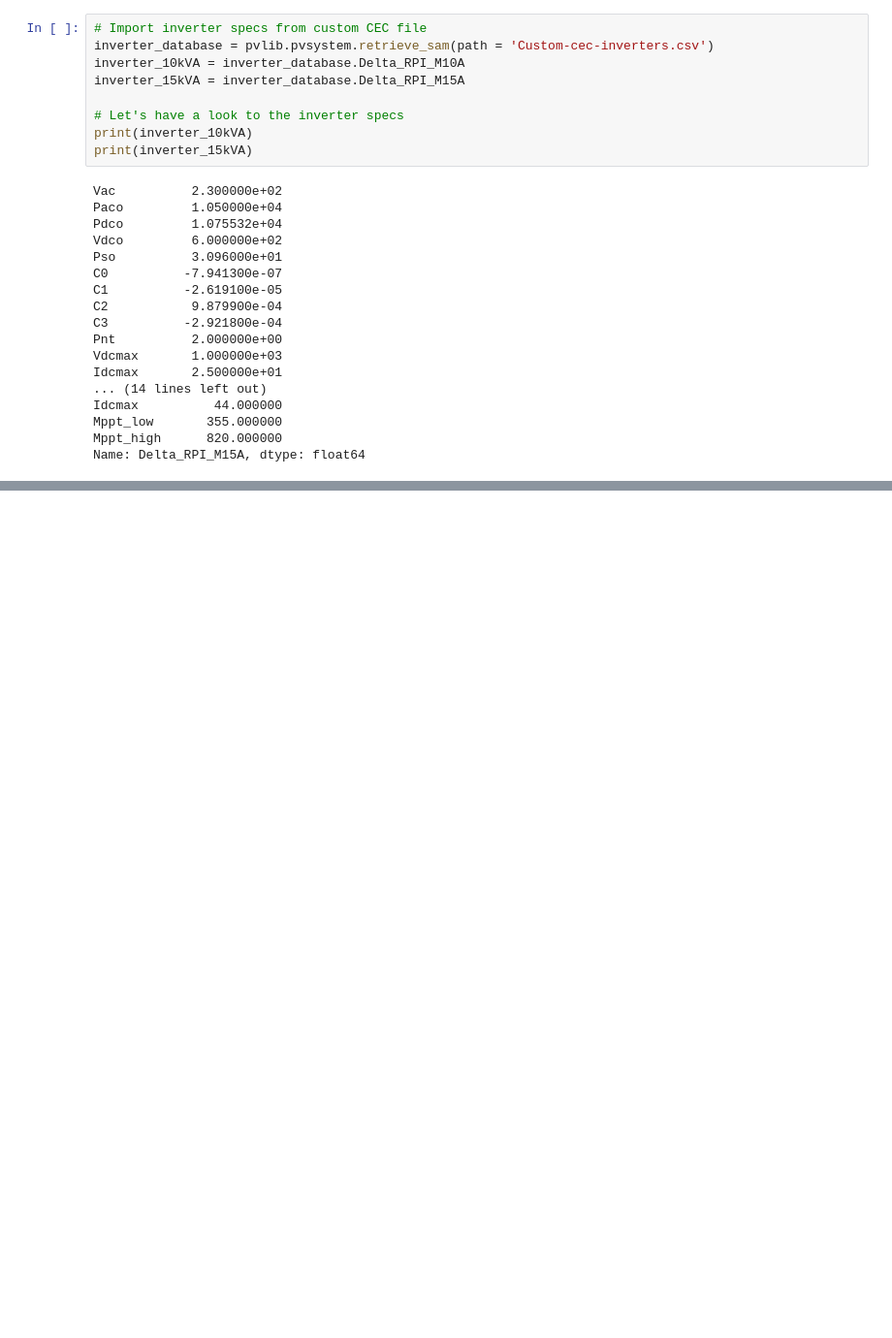
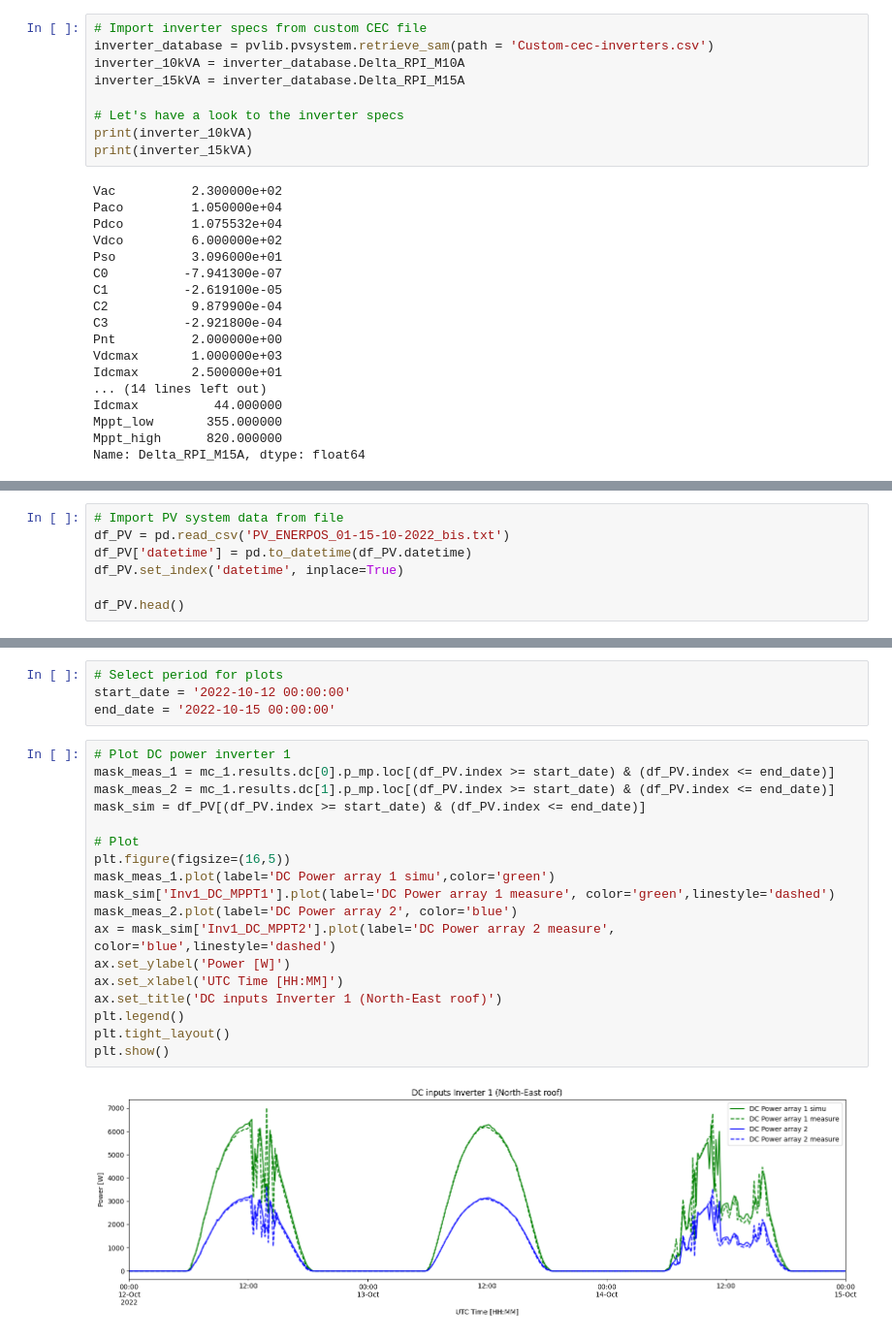
Before and after one commit to Laboratoire-Piment/TwInSolar_PV_system_modelling, a Jupyter notebook: Model_PV_ENERPOS.ipynb, the cells around one changed output, grey strips where cells are left out. Shown: that part at 97% size. Saved outputs shown, nothing was run; the diff lists cells and outputs as text; blank space fills up the shorter version.

Commit message:
Model_PV_ENERPOS.ipynb completion

```diff
--- a/Model_PV_ENERPOS.ipynb
+++ b/Model_PV_ENERPOS.ipynb
@@ -206,0 +265,7 @@ No artists with labels found to put in legend.  Note that artists whose label st
+# %%
+# Import PV system data from file
+df_PV = pd.read_csv('PV_ENERPOS_01-15-10-2022_bis.txt')
+df_PV['datetime'] = pd.to_datetime(df_PV.datetime)
+df_PV.set_index('datetime', inplace=True)
+
+df_PV.head()
@@ -206,0 +280,24 @@ No artists with labels found to put in legend.  Note that artists whose label st
+# %%
+# Select period for plots
+start_date = '2022-10-12 00:00:00'
+end_date = '2022-10-15 00:00:00'
+# %%
+# Plot DC power inverter 1
+mask_meas_1 = mc_1.results.dc[0].p_mp.loc[(df_PV.index >= start_date) & (df_PV.index <= end_date)]
+mask_meas_2 = mc_1.results.dc[1].p_mp.loc[(df_PV.index >= start_date) & (df_PV.index <= end_date)]
+mask_sim = df_PV[(df_PV.index >= start_date) & (df_PV.index <= end_date)]
+
+# Plot
+plt.figure(figsize=(16,5))
+mask_meas_1.plot(label='DC Power array 1 simu',color='green')
+mask_sim['Inv1_DC_MPPT1'].plot(label='DC Power array 1 measure', color='green',linestyle='dashed')
+mask_meas_2.plot(label='DC Power array 2', color='blue')
+ax = mask_sim['Inv1_DC_MPPT2'].plot(label='DC Power array 2 measure', color='blue',linestyle='dashed')
+ax.set_ylabel('Power [W]')
+ax.set_xlabel('UTC Time [HH:MM]')
+ax.set_title('DC inputs Inverter 1 (North-East roof)')
+plt.legend()
+plt.tight_layout()
+plt.show()
+# %% [output]
+[figure, added]
```
Also changed, not shown: parts of 15 cells of this notebook, 2 other files.
